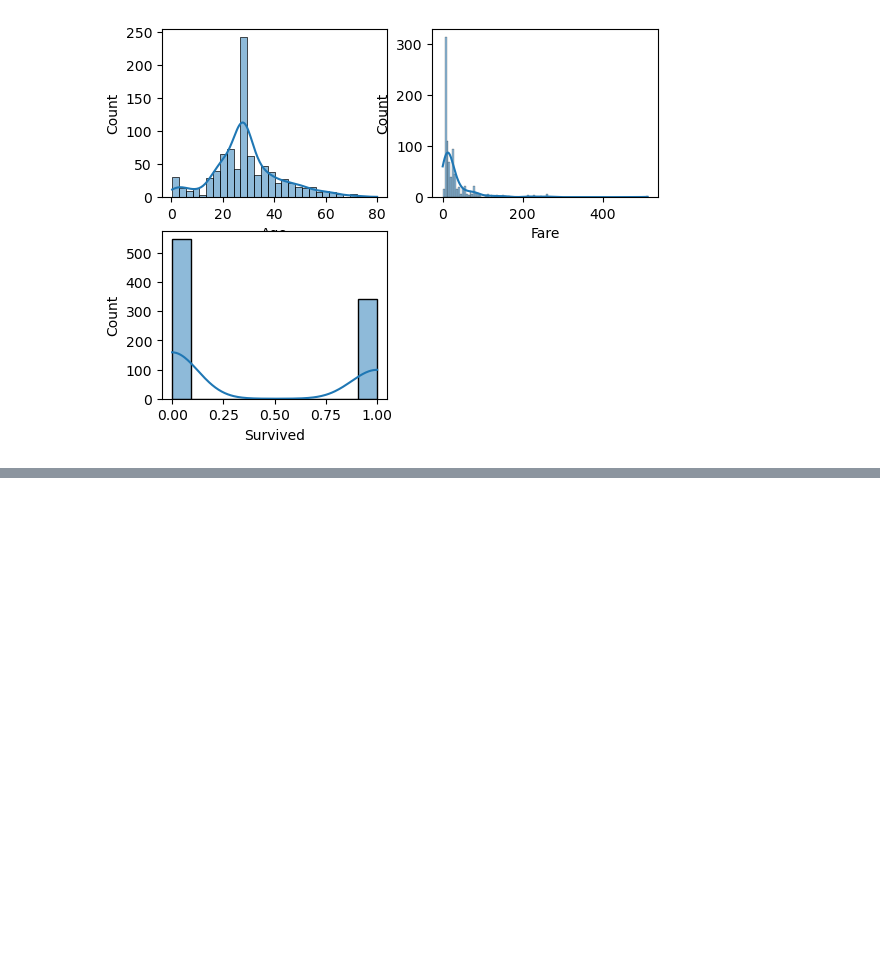
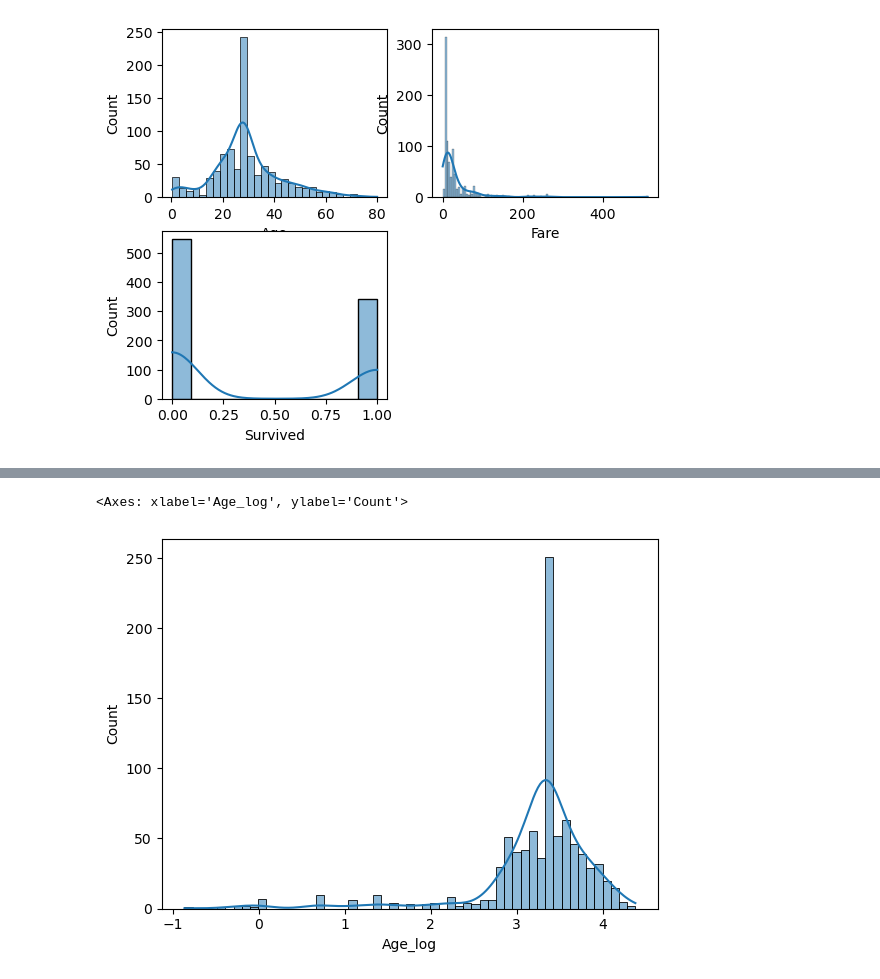
Before and after one commit to ankushgupta05/ML-BY-SISTec-4th-sem, a Jupyter notebook: ML/Statistics/Center Tendency.ipynb, the cells around one changed output, grey strips where cells are left out. Cells and saved outputs as stored; diff of their text form; code cells hidden in the pictures; blank space fills up the shorter version.

```diff
--- a/ML/Statistics/Center Tendency.ipynb
+++ b/ML/Statistics/Center Tendency.ipynb
@@ -235,0 +312,3 @@ sns.histplot(df['Survived'], kde=True)
+# %%
+df['Age_log'] = np.log(df['Age'])
+df
@@ -235,0 +329,7 @@ sns.histplot(df['Survived'], kde=True)
+# %%
+sns.histplot(df['Age_log'],kde=True)
+
+# right skew make then this methos is also not make right distribution now we check by 2nd methods
+# %% [output]
+<Axes: xlabel='Age_log', ylabel='Count'>
+[figure, added]
```
Also changed, not shown: parts of 35 cells of this notebook.
